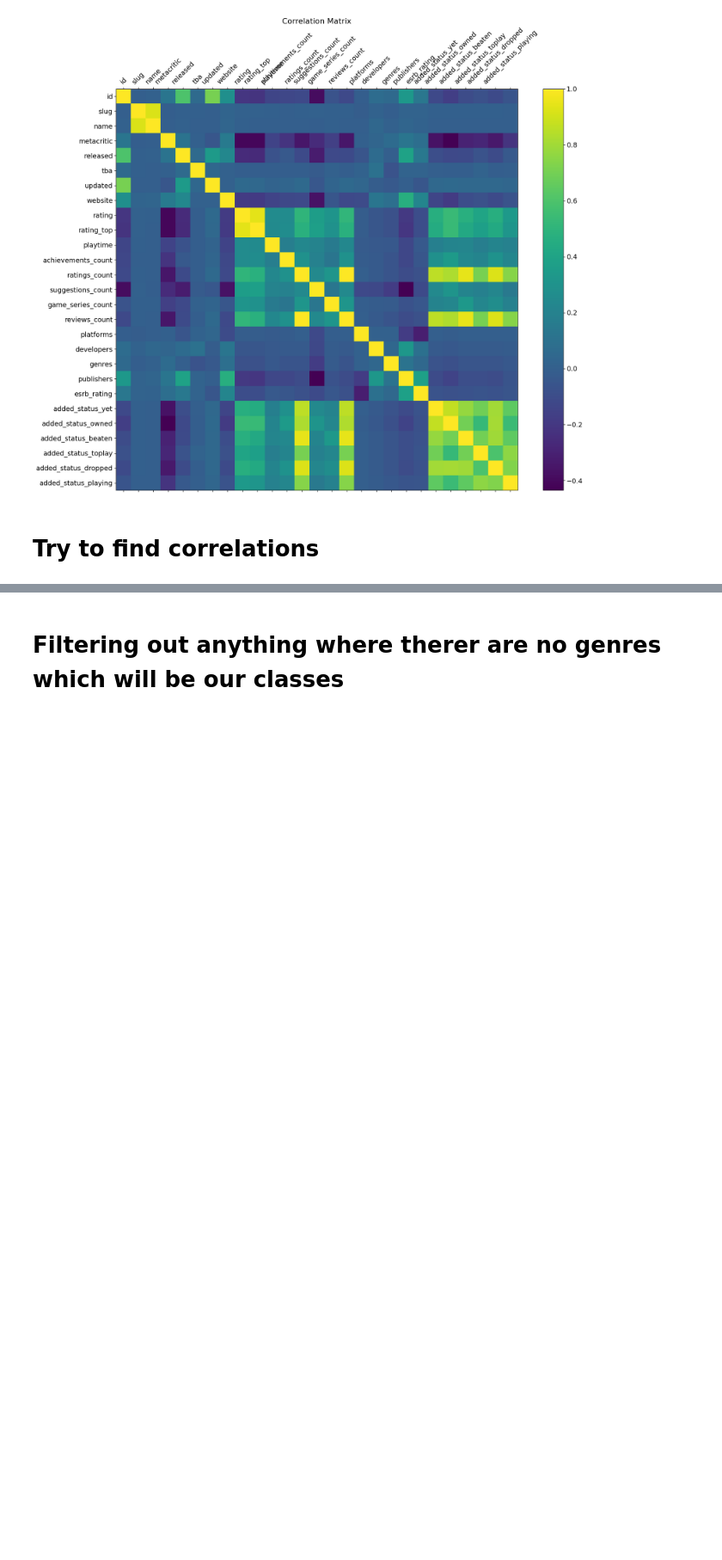
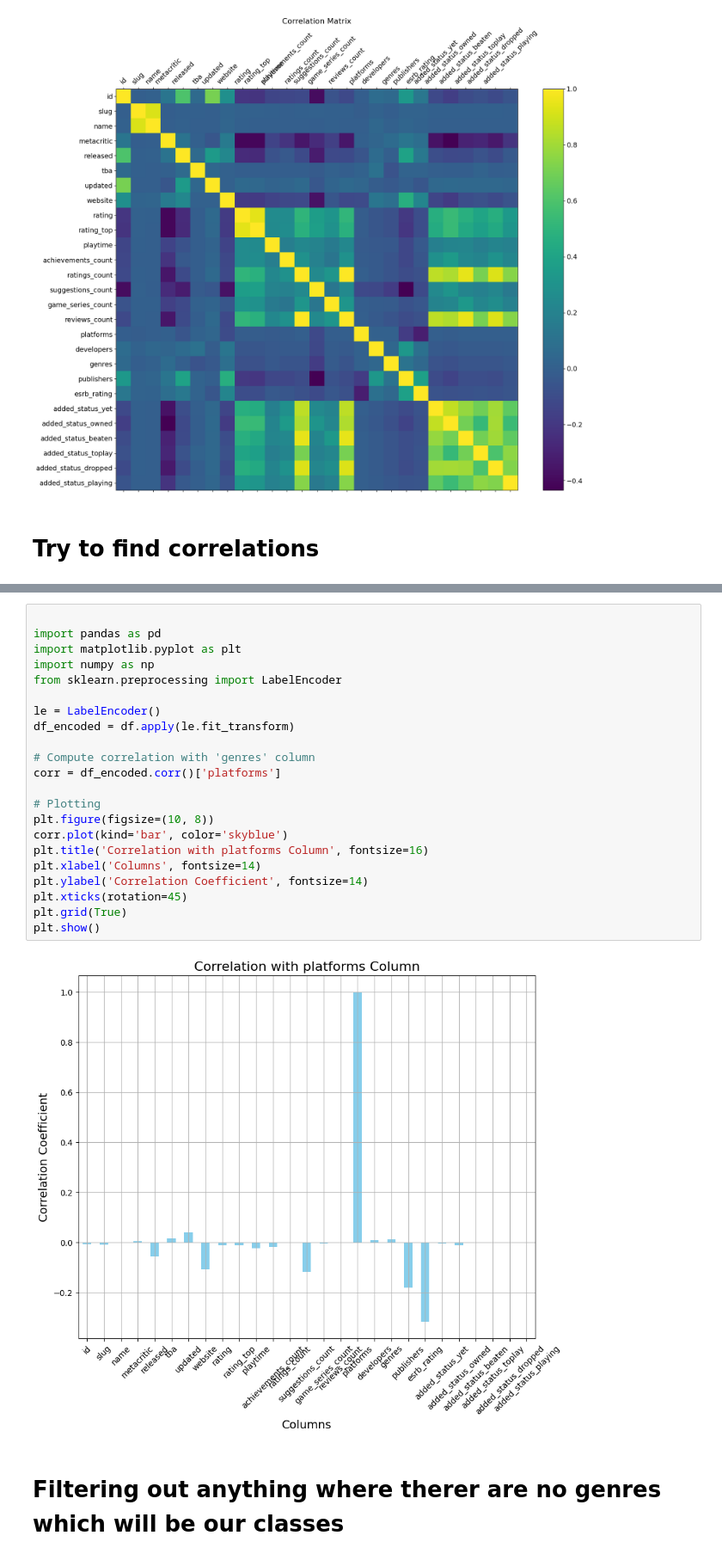
Before and after one commit to Mr-Stark01/ITSDPROJ, a Jupyter notebook: nb.ipynb, the cells around one changed output, grey strips where cells are left out. Shown at 86% size. Cells and saved outputs as stored; diff of their text form; blank space fills up the shorter version.

Commit message:
platform

```diff
--- a/nb.ipynb
+++ b/nb.ipynb
@@ -79,3 +79,27 @@ plt.show()
+# %%
+
+import pandas as pd
+import matplotlib.pyplot as plt
+import numpy as np
+from sklearn.preprocessing import LabelEncoder
+
+le = LabelEncoder()
+df_encoded = df.apply(le.fit_transform)
+
+# Compute correlation with 'genres' column
+corr = df_encoded.corr()['platforms']
+
+# Plotting
+plt.figure(figsize=(10, 8))
+corr.plot(kind='bar', color='skyblue')
+plt.title('Correlation with platforms Column', fontsize=16)
+plt.xlabel('Columns', fontsize=14)
+plt.ylabel('Correlation Coefficient', fontsize=14)
+plt.xticks(rotation=45)
+plt.grid(True)
+plt.show()
+# %% [output]
+[figure, added]
 # %% [markdown]
 # Filtering out anything where therer are no genres which will be our classes
 # %%
```
Also changed, not shown: parts of 11 cells of this notebook.
